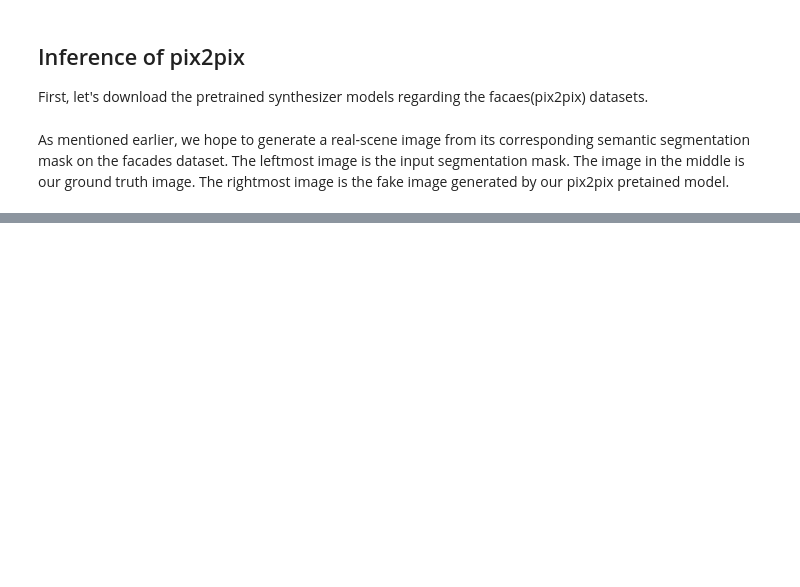
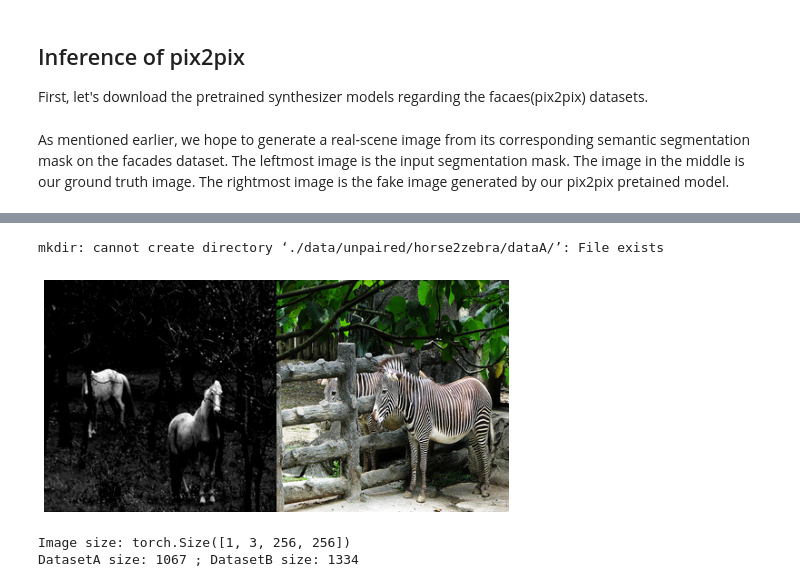
Before and after one commit to jinyingtld/python, a Jupyter notebook: AI6126_tutorial7.ipynb, the cells around one changed output, grey strips where cells are left out. Saved outputs shown, nothing was run; the diff lists cells and outputs as text; code cells hidden in the pictures; blank space fills up the shorter version.

```diff
--- a/AI6126_tutorial7.ipynb
+++ b/AI6126_tutorial7.ipynb
@@ -622,0 +751,38 @@ As mentioned earlier, we hope to generate a real-scene image from its correspond
+# %%
+!mkdir ./data/unpaired/horse2zebra/dataA/
+!mkdir ./data/unpaired/horse2zebra/dataB/
+c = 'ln -s %s ./data/unpaired/horse2zebra/dataA/train'%(os.path.join(os.getcwd(), 'data/unpaired/horse2zebra/trainA/'))
+!$c
+c = 'ln -s %s ./data/unpaired/horse2zebra/dataB/train'%(os.path.join(os.getcwd(), 'data/unpaired/horse2zebra/trainB/'))
+!$c
+# %% [output]
+mkdir: cannot create directory ‘./data/unpaired/horse2zebra/dataA/’: File exists
+# %%
+datasetA = dset.ImageFolder(root='./data/unpaired/horse2zebra/dataA/',
+                            transform=transforms.Compose([
+                                transforms.ToTensor(),
+                                transforms.Normalize((0.5, 0.5, 0.5), (0.5, 0.5, 0.5)),
+                            ]))
+
+dataloaderA = DataLoader(datasetA, batch_size=1, shuffle=True, num_workers=2, drop_last=True)
+
+datasetB = dset.ImageFolder(root='./data/unpaired/horse2zebra/dataB/',
+                           transform=transforms.Compose([
+                               transforms.ToTensor(),
+                               transforms.Normalize((0.5, 0.5, 0.5), (0.5, 0.5, 0.5)),
+                           ]))
+
+dataloaderB = DataLoader(datasetB, batch_size=1, shuffle=True, num_workers=2, drop_last=True)
+# %%
+iteratorA = iter(dataloaderA)
+dataA, label= next(iteratorA)
+iteratorB = iter(dataloaderB)
+dataB, label = next(iteratorB)
+# %%
+visualize(torch.cat((dataA[0], dataB[0]), dim=2), 60)
+print('Image size:', dataA.shape)
+print('DatasetA size:', len(dataloaderA.dataset.imgs), '; DatasetB size:', len(dataloaderB.dataset.imgs))
+# %% [output]
+[figure, added]
+Image size: torch.Size([1, 3, 256, 256])
+DatasetA size: 1067 ; DatasetB size: 1334
```
Also changed, not shown: parts of 43 cells of this notebook.
